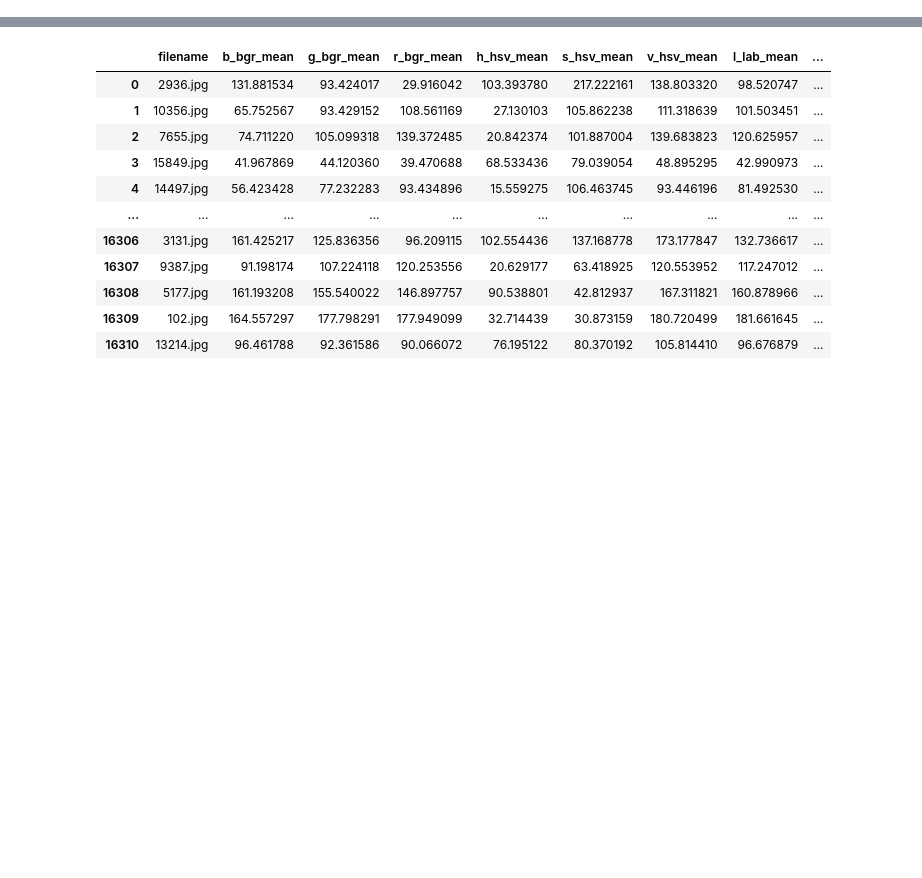
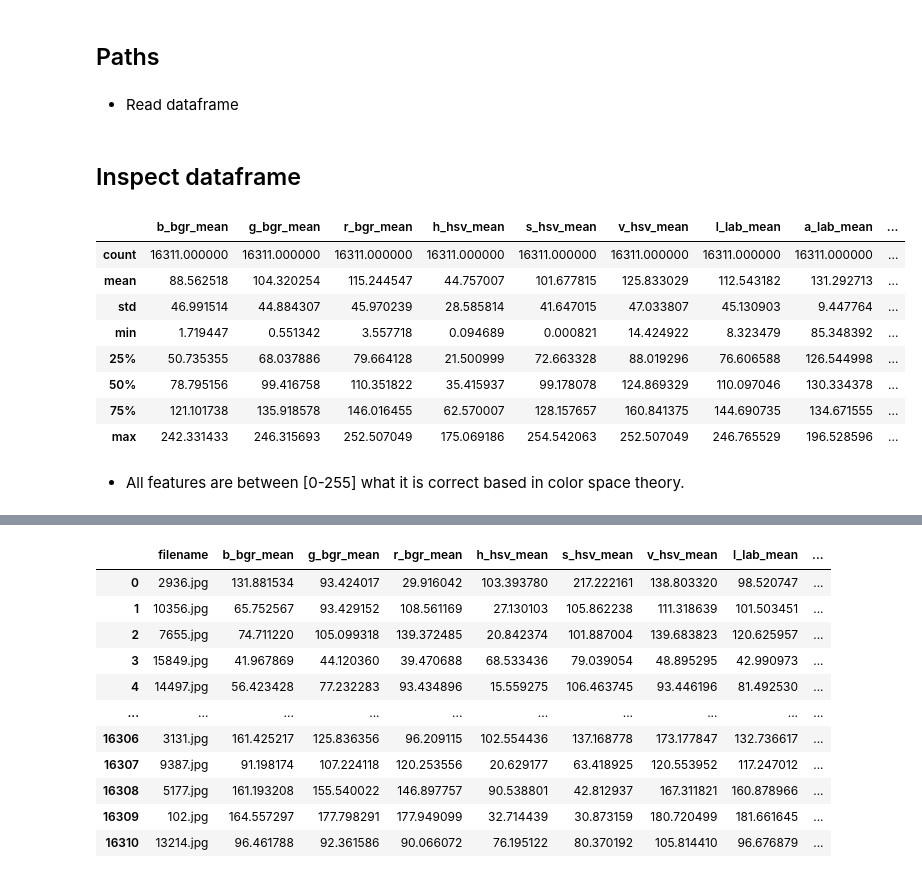
Before and after one commit to alejomaar/google-arts-and-culture, a Jupyter notebook: notebooks/03-eda.ipynb, the cells around one changed output, grey strips where cells are left out. Drawn from its saved outputs; the diff is of its cells as text; code cells hidden in the pictures; blank space fills up the shorter version.

```diff
--- a/notebooks/03-eda.ipynb
+++ b/notebooks/03-eda.ipynb
@@ -2,8 +11,28 @@
 from pathlib  import Path
 import pandas as pd
 import pyprojroot
+# %% [markdown]
+## Paths
 # %%
 root_path =  pyprojroot.here()
 data_processed_folder = (root_path / "data"/'processed')
+# %% [markdown]
+* Read dataframe
 # %%
 df = pd.read_csv(data_processed_folder/'pictures.csv')
+# %% [markdown]
+## Inspect dataframe
+# %%
+df.describe()
+# %% [output]
+|  | b_bgr_mean | g_bgr_mean | r_bgr_mean | h_hsv_mean | s_hsv_mean | v_hsv_mean | l_lab_mean | a_lab_mean | ... |
+| count | 16311.000000 | 16311.000000 | 16311.000000 | 16311.000000 | 16311.000000 | 16311.000000 | 16311.000000 | 16311.000000 | ... |
+| mean | 88.562518 | 104.320254 | 115.244547 | 44.757007 | 101.677815 | 125.833029 | 112.543182 | 131.292713 | ... |
+| std | 46.991514 | 44.884307 | 45.970239 | 28.585814 | 41.647015 | 47.033807 | 45.130903 | 9.447764 | ... |
+| min | 1.719447 | 0.551342 | 3.557718 | 0.094689 | 0.000821 | 14.424922 | 8.323479 | 85.348392 | ... |
+| 25% | 50.735355 | 68.037886 | 79.664128 | 21.500999 | 72.663328 | 88.019296 | 76.606588 | 126.544998 | ... |
+| 50% | 78.795156 | 99.416758 | 110.351822 | 35.415937 | 99.178078 | 124.869329 | 110.097046 | 130.334378 | ... |
+| 75% | 121.101738 | 135.918578 | 146.016455 | 62.570007 | 128.157657 | 160.841375 | 144.690735 | 134.671555 | ... |
+| max | 242.331433 | 246.315693 | 252.507049 | 175.069186 | 254.542063 | 252.507049 | 246.765529 | 196.528596 | ... |
+# %% [markdown]
+* All features are between [0-255] what it is correct based in color space theory.
```
Also changed, not shown: parts of 6 cells of this notebook, 13 other files.
